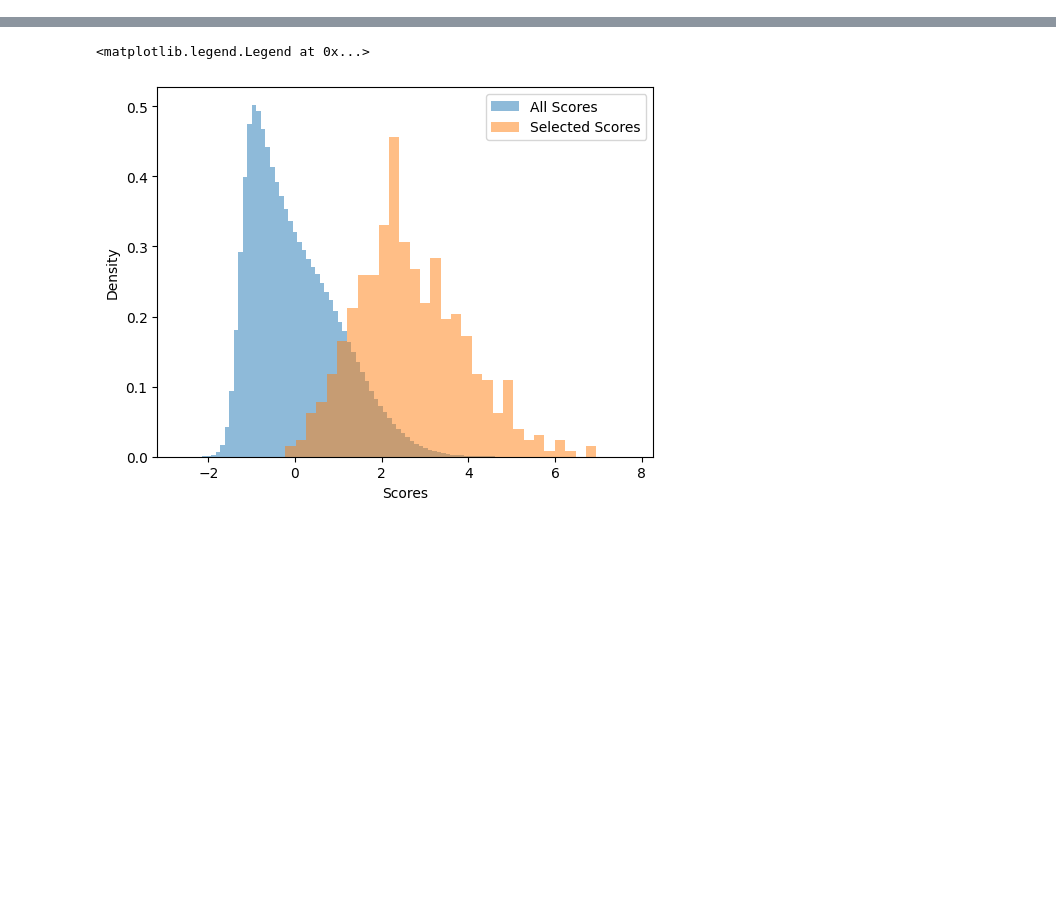
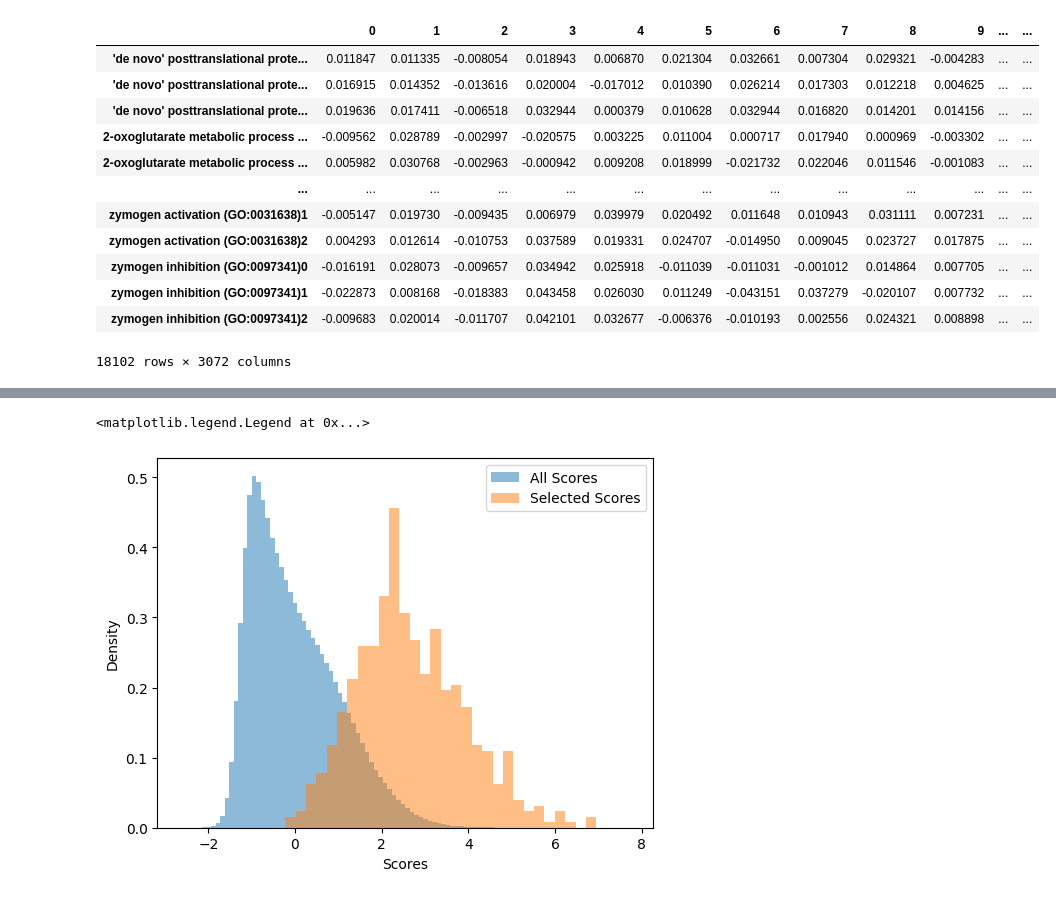
Before and after one commit to lachmann12/geneembedding, a Jupyter notebook: embed.ipynb, the cells around one changed output, grey strips where cells are left out. Drawn from its saved outputs; the diff is of its cells as text; code cells hidden in the pictures; blank space fills up the shorter version.

```diff
--- a/embed.ipynb
+++ b/embed.ipynb
@@ -145,3 +165,19 @@ plt.scatter(uu[:,0], uu[:,1], s=1, alpha=0.6)
+# %%
+embedding1
+# %% [output]
+|  | 0 | 1 | 2 | 3 | 4 | 5 | 6 | 7 | 8 | 9 | ... | ... |
+| 'de novo' posttranslational prote... | 0.011847 | 0.011335 | -0.008054 | 0.018943 | 0.006870 | 0.021304 | 0.032661 | 0.007304 | 0.029321 | -0.004283 | ... | ... |
+| 'de novo' posttranslational prote... | 0.016915 | 0.014352 | -0.013616 | 0.020004 | -0.017012 | 0.010390 | 0.026214 | 0.017303 | 0.012218 | 0.004625 | ... | ... |
+| 'de novo' posttranslational prote... | 0.019636 | 0.017411 | -0.006518 | 0.032944 | 0.000379 | 0.010628 | 0.032944 | 0.016820 | 0.014201 | 0.014156 | ... | ... |
+| 2-oxoglutarate metabolic process ... | -0.009562 | 0.028789 | -0.002997 | -0.020575 | 0.003225 | 0.011004 | 0.000717 | 0.017940 | 0.000969 | -0.003302 | ... | ... |
+| 2-oxoglutarate metabolic process ... | 0.005982 | 0.030768 | -0.002963 | -0.000942 | 0.009208 | 0.018999 | -0.021732 | 0.022046 | 0.011546 | -0.001083 | ... | ... |
+| ... | ... | ... | ... | ... | ... | ... | ... | ... | ... | ... | ... | ... |
+| zymogen activation (GO:0031638)1 | -0.005147 | 0.019730 | -0.009435 | 0.006979 | 0.039979 | 0.020492 | 0.011648 | 0.010943 | 0.031111 | 0.007231 | ... | ... |
+| zymogen activation (GO:0031638)2 | 0.004293 | 0.012614 | -0.010753 | 0.037589 | 0.019331 | 0.024707 | -0.014950 | 0.009045 | 0.023727 | 0.017875 | ... | ... |
+| zymogen inhibition (GO:0097341)0 | -0.016191 | 0.028073 | -0.009657 | 0.034942 | 0.025918 | -0.011039 | -0.011031 | -0.001012 | 0.014864 | 0.007705 | ... | ... |
+| zymogen inhibition (GO:0097341)1 | -0.022873 | 0.008168 | -0.018383 | 0.043458 | 0.026030 | 0.011249 | -0.043151 | 0.037279 | -0.020107 | 0.007732 | ... | ... |
+| zymogen inhibition (GO:0097341)2 | -0.009683 | 0.020014 | -0.011707 | 0.042101 | 0.032677 | -0.006376 | -0.010193 | 0.002556 | 0.024321 | 0.008898 | ... | ... |
+18102 rows × 3072 columns
 # %%
 true_samples = []
 false_samples = []
```
Also changed, not shown: parts of 9 cells of this notebook, 2 other files.
